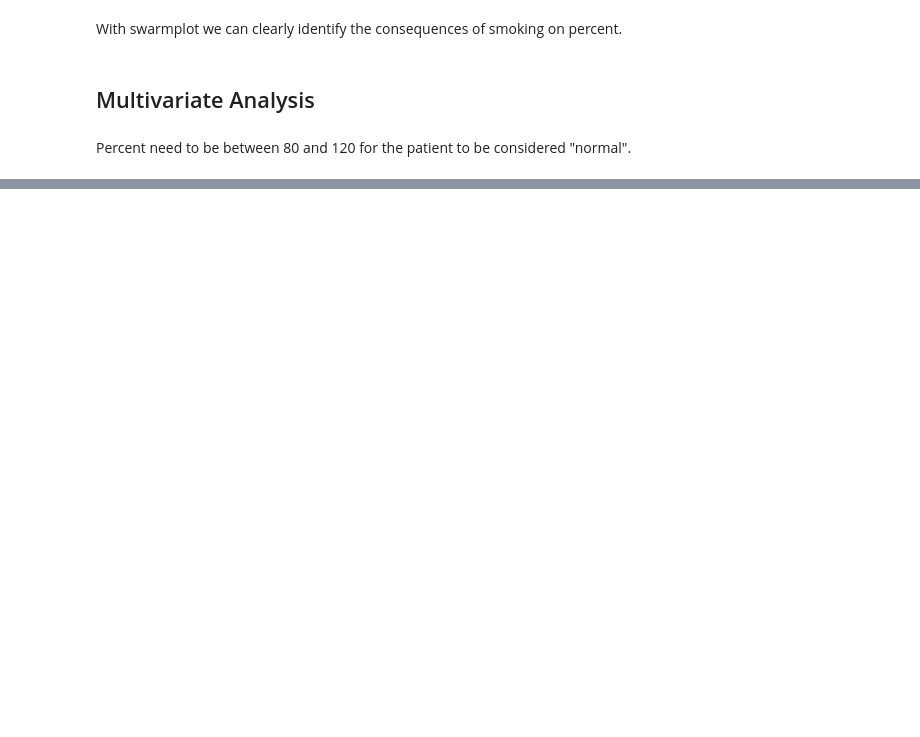
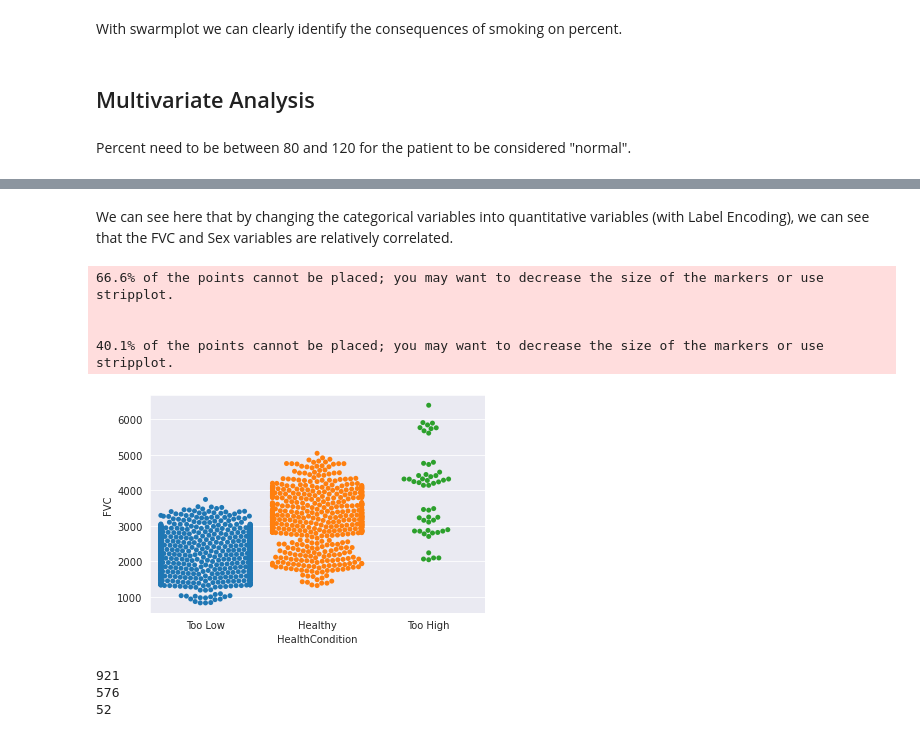
Before and after one commit to pberjon/OSIC-Pulmonary-Fibrosis-Progression-Competition, a Jupyter notebook: osic-pulmonary-fibrosis-exploration.ipynb, the cells around one changed output, grey strips where cells are left out. Cells and saved outputs as stored; diff of their text form; code cells hidden in the pictures; blank space fills up the shorter version.

```diff
--- a/osic-pulmonary-fibrosis-exploration.ipynb
+++ b/osic-pulmonary-fibrosis-exploration.ipynb
@@ -146,0 +352,18 @@ accuracy_score(y_test,rf_pred)
+# %% [markdown]
+We can see here that by changing the categorical variables into quantitative variables (with Label Encoding), we can see that the FVC and Sex variables are relatively correlated.
+# %%
+sns.swarmplot(y = df_train['FVC'],x=df_train['HealthCondition'])
+plt.show()
+
+print(df_train.HealthCondition[df_train.HealthCondition == 'Too Low'].count())
+print(df_train.HealthCondition[df_train.HealthCondition == 'Healthy'].count())
+print(df_train.HealthCondition[df_train.HealthCondition == 'Too High'].count())
+# %% [output]
+66.6% of the points cannot be placed; you may want to decrease the size of the markers or use stripplot.
+
+
+40.1% of the points cannot be placed; you may want to decrease the size of the markers or use stripplot.
+[figure, added]
+921
+576
+52
```
Also changed, not shown: parts of 29 cells of this notebook.
